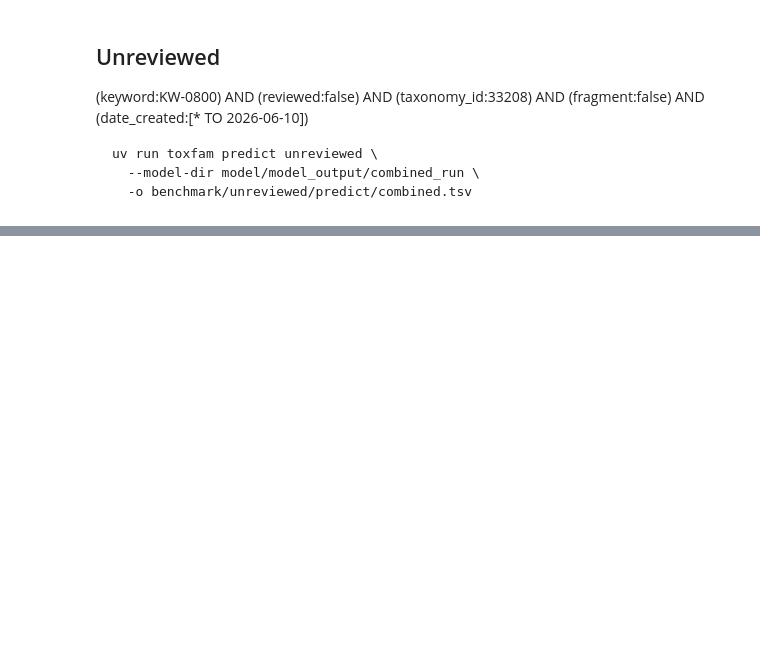
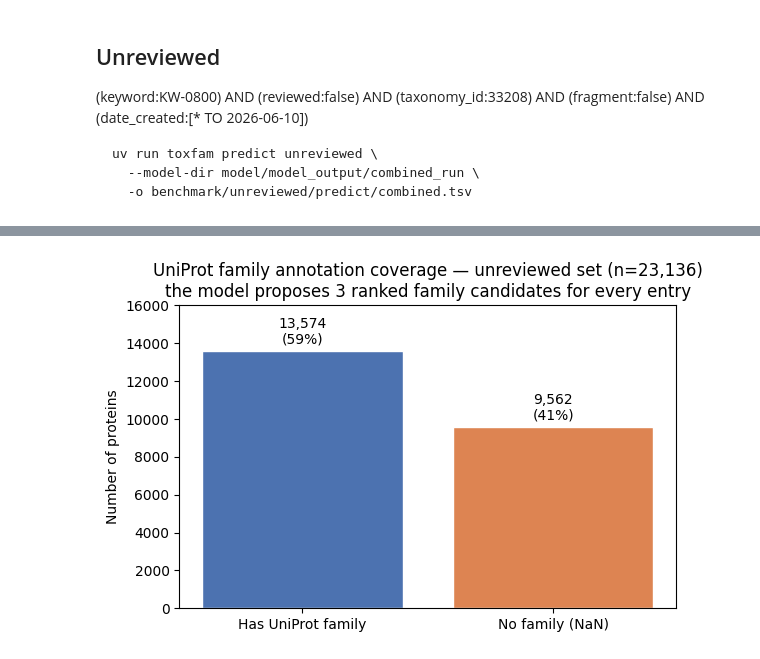
Before and after one commit to Sisistern123/ToxFam, a Jupyter notebook: analysis/unreviewed_non_metazoan.ipynb, the cells around one changed output, grey strips where cells are left out. Saved outputs shown, nothing was run; the diff lists cells and outputs as text; code cells hidden in the pictures; blank space fills up the shorter version.

```diff
--- a/analysis/unreviewed_non_metazoan.ipynb
+++ b/analysis/unreviewed_non_metazoan.ipynb
@@ -108,0 +210,22 @@ unreviewed_df.head()
+# %%
+# Annotation coverage of the unreviewed set: how many carry a UniProt family vs none
+
+FAMILY_COL = "Uniprot Assignments"
+n = len(unreviewed_df)
+n_nan = unreviewed_df[FAMILY_COL].isna().sum()
+n_ann = n - n_nan
+
+fig, ax = plt.subplots(figsize=(6, 4))
+bars = ax.bar(["Has UniProt family", "No family (NaN)"], [n_ann, n_nan],
+              color=["#4C72B0", "#DD8452"], edgecolor="white")
+for b, v in zip(bars, [n_ann, n_nan]):
+    ax.text(b.get_x() + b.get_width() / 2, v + n * 0.01,
+            f"{v:,}\n({v / n:.0%})", ha="center", va="bottom")
+ax.set_ylim(0, max(n_ann, n_nan) * 1.18)
+ax.set_ylabel("Number of proteins")
+ax.set_title(f"UniProt family annotation coverage — unreviewed set (n={n:,})\n"
+             "the model proposes 3 ranked family candidates for every entry")
+fig.tight_layout()
+plt.show()
+# %% [output]
+[figure, added]
```
Also changed, not shown: parts of 10 cells of this notebook.
